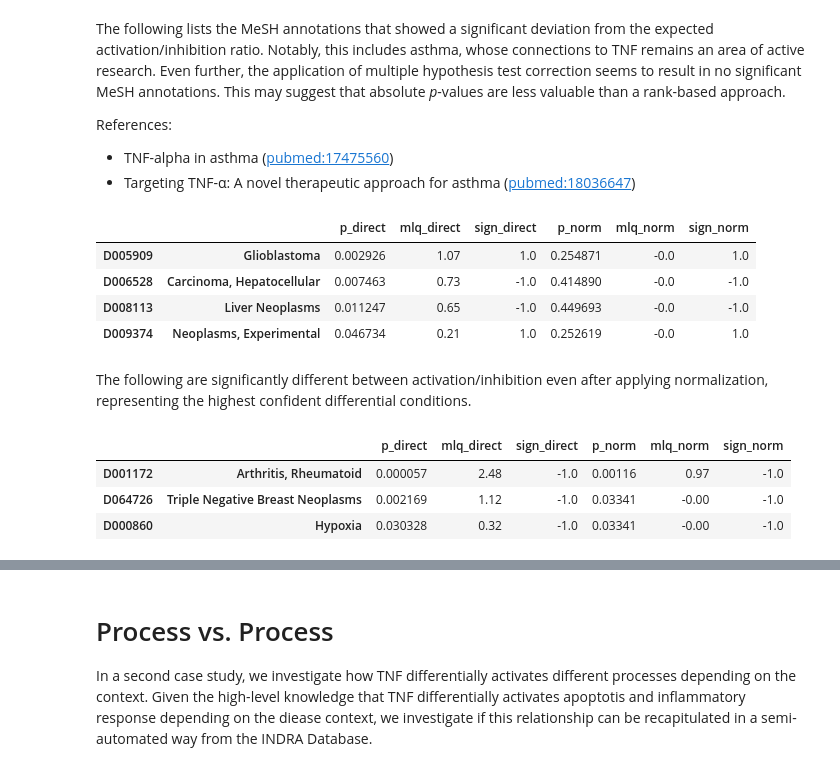
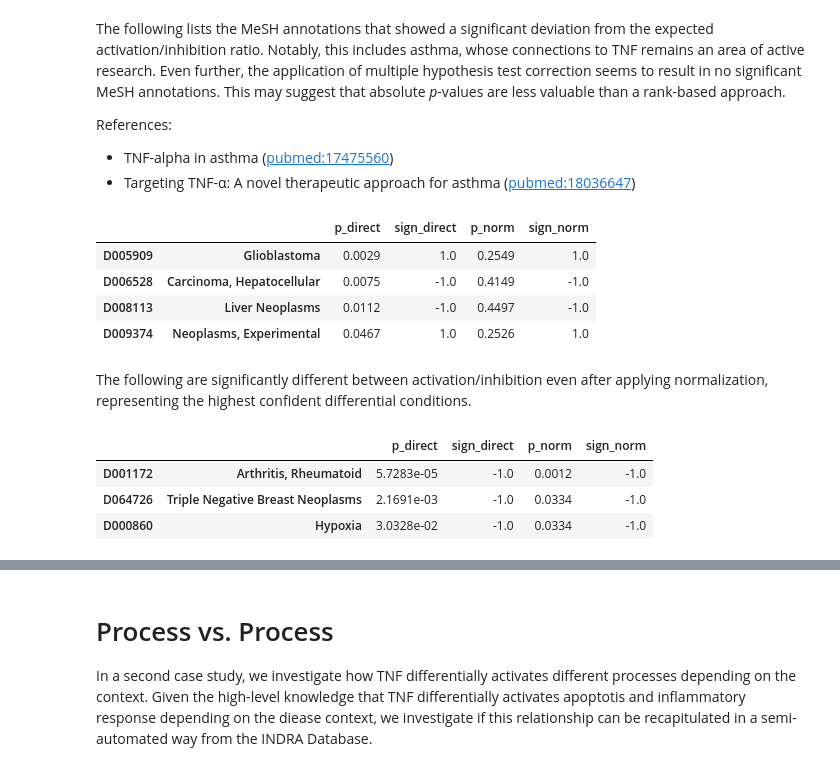
Before and after one commit to gyorilab/indra_cogex, a Jupyter notebook: notebooks/TNF Context Analysis.ipynb, the cells around one changed output, grey strips where cells are left out. Cells and saved outputs as stored; diff of their text form; code cells hidden in the pictures.

Commit message:
Update context analysis

```diff
--- a/notebooks/TNF Context Analysis.ipynb
+++ b/notebooks/TNF Context Analysis.ipynb
@@ -18,37 +18,44 @@ Ideas:
    - activation ot TNFR2 to cell proliferation
 # %%
 import datetime
+import json
+from collections import Counter, defaultdict
 from functools import lru_cache
 from textwrap import dedent
 
 import matplotlib.pyplot as plt
 import networkx as nx
+import numpy as np
 import pandas as pd
 import pystow
 import seaborn as sns
-import numpy as np
 from indra.assemblers.english import EnglishAssembler
+from indra.belief import BeliefScorer, SimpleScorer
+from indra.databases.mesh_client import is_disease
 from indra.literature import pubmed_client
 from indra.preassembler import Preassembler
 from indra.sources import SOURCE_INFO
+from indra.statements import Evidence, stmt_from_json
 from indra.tools.assemble_corpus import run_preassembly
 from IPython.display import Markdown, display
 from matplotlib_inline.backend_inline import set_matplotlib_formats
+from scipy.stats import binomtest, linregress
+from statsmodels.stats.multitest import multipletests
 from tabulate import tabulate
 from tqdm.auto import tqdm
-from indra.statements import stmt_from_json, Evidence
-from indra.belief import BeliefScorer, SimpleScorer
-from collections import Counter, defaultdict
-from statsmodels.stats.multitest import multipletests
 
-import json
-from indra_cogex.analyses.context_specificity_analysis import df_binomtest, get_norm_counts_df, get_raw_counts_df
+from indra_cogex.analyses.context_specificity_analysis import (
+    df_binomtest,
+    draw_p_comparsion,
+    get_norm_counts_df,
+    get_raw_counts_df,
+)
 from indra_cogex.client import Neo4jClient, get_node_counter, get_stmts_for_stmt_hashes
 from indra_cogex.info import env
-from indra.databases.mesh_client import is_disease
-from scipy.stats import binomtest, linregress
 
+p_cutoff = 0.05
 set_matplotlib_formats("svg")
+pd.set_option("display.precision", 4)
 # %%
 env()
 # %% [output]
@@ -298,21 +293,24 @@ References:
 - TNF-alpha in asthma ([pubmed:17475560](https://pubmed.ncbi.nlm.nih.gov/17475560/))
 - Targeting TNF-α: A novel therapeutic approach for asthma ([pubmed:18036647](https://www.ncbi.nlm.nih.gov/pmc/articles/PMC3992375))
 # %%
+columns = ["p", "sign"]
+join_df = raw_count_df[columns].join(belief_df[columns], rsuffix="_norm", lsuffix="_direct")
+
 idx = (join_df["p_direct"] < p_cutoff) & (join_df["p_norm"] > p_cutoff)
 join_df[idx].sort_values("p_direct", ascending=True)
 # %% [output]
-|  |  | p_direct | mlq_direct | sign_direct | p_norm | mlq_norm | sign_norm |
-| D005909 | Glioblastoma | 0.002926 | 1.07 | 1.0 | 0.254871 | -0.0 | 1.0 |
-| D006528 | Carcinoma, Hepatocellular | 0.007463 | 0.73 | -1.0 | 0.414890 | -0.0 | -1.0 |
-| D008113 | Liver Neoplasms | 0.011247 | 0.65 | -1.0 | 0.449693 | -0.0 | -1.0 |
-| D009374 | Neoplasms, Experimental | 0.046734 | 0.21 | 1.0 | 0.252619 | -0.0 | 1.0 |
+|  |  | p_direct | sign_direct | p_norm | sign_norm |
+| D005909 | Glioblastoma | 0.0029 | 1.0 | 0.2549 | 1.0 |
+| D006528 | Carcinoma, Hepatocellular | 0.0075 | -1.0 | 0.4149 | -1.0 |
+| D008113 | Liver Neoplasms | 0.0112 | -1.0 | 0.4497 | -1.0 |
+| D009374 | Neoplasms, Experimental | 0.0467 | 1.0 | 0.2526 | 1.0 |
 # %% [markdown]
 The following are significantly different between activation/inhibition even after applying normalization, representing the highest confident differential conditions.
 # %%
 idx = (join_df["p_direct"] < p_cutoff) & (join_df["p_norm"] < p_cutoff)
 join_df[idx].sort_values("p_direct", ascending=True)
 # %% [output]
-|  |  | p_direct | mlq_direct | sign_direct | p_norm | mlq_norm | sign_norm |
-| D001172 | Arthritis, Rheumatoid | 0.000057 | 2.48 | -1.0 | 0.00116 | 0.97 | -1.0 |
-| D064726 | Triple Negative Breast Neoplasms | 0.002169 | 1.12 | -1.0 | 0.03341 | -0.00 | -1.0 |
-| D000860 | Hypoxia | 0.030328 | 0.32 | -1.0 | 0.03341 | -0.00 | -1.0 |
+|  |  | p_direct | sign_direct | p_norm | sign_norm |
+| D001172 | Arthritis, Rheumatoid | 5.7283e-05 | -1.0 | 0.0012 | -1.0 |
+| D064726 | Triple Negative Breast Neoplasms | 2.1691e-03 | -1.0 | 0.0334 | -1.0 |
+| D000860 | Hypoxia | 3.0328e-02 | -1.0 | 0.0334 | -1.0 |
```
Also changed, not shown: parts of 34 cells of this notebook, 1 other file.
